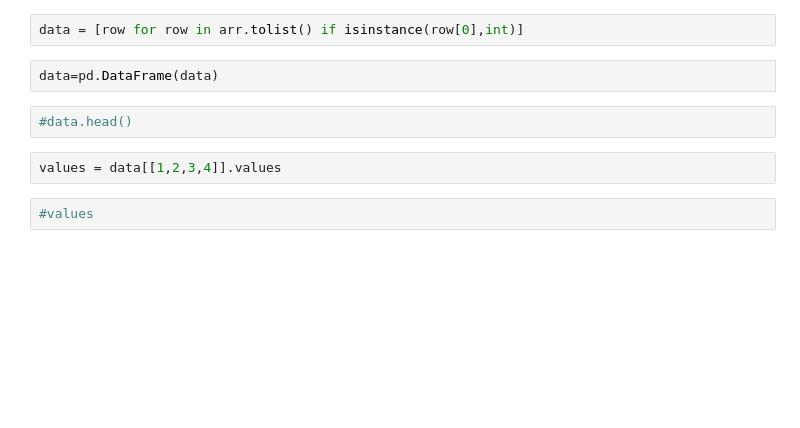
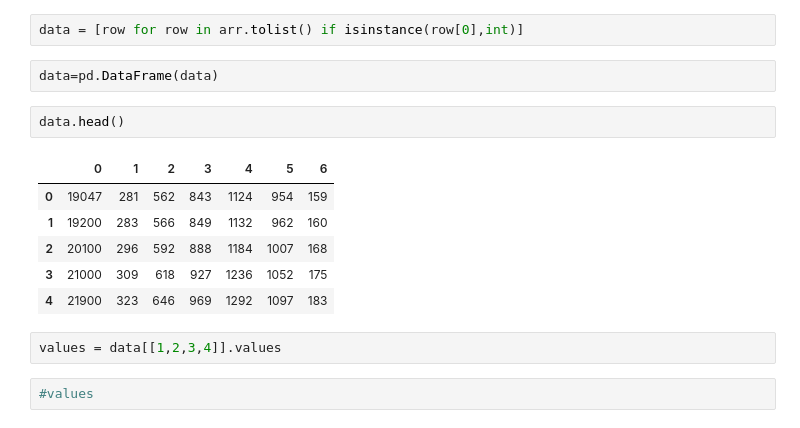
Before and after one commit to c3h3/AG101, a Jupyter notebook: examples/Mongo/NHI1.ipynb, the cells around one changed output. Cells and saved outputs as stored; diff of their text form; blank space fills up the shorter version.

```diff
--- a/examples/Mongo/NHI1.ipynb
+++ b/examples/Mongo/NHI1.ipynb
@@ -38,8 +38,15 @@ arr = dfs.values
 data = [row for row in arr.tolist() if isinstance(row[0],int)]
 # %%
 data=pd.DataFrame(data)
-# %%
-#data.head()
+# %%
+data.head()
+# %% [output]
+|  | 0 | 1 | 2 | 3 | 4 | 5 | 6 |
+| 0 | 19047 | 281 | 562 | 843 | 1124 | 954 | 159 |
+| 1 | 19200 | 283 | 566 | 849 | 1132 | 962 | 160 |
+| 2 | 20100 | 296 | 592 | 888 | 1184 | 1007 | 168 |
+| 3 | 21000 | 309 | 618 | 927 | 1236 | 1052 | 175 |
+| 4 | 21900 | 323 | 646 | 969 | 1292 | 1097 | 183 |
 # %%
 values = data[[1,2,3,4]].values
 # %%
```
Also changed, not shown: parts of 14 cells of this notebook, 3 other files.
